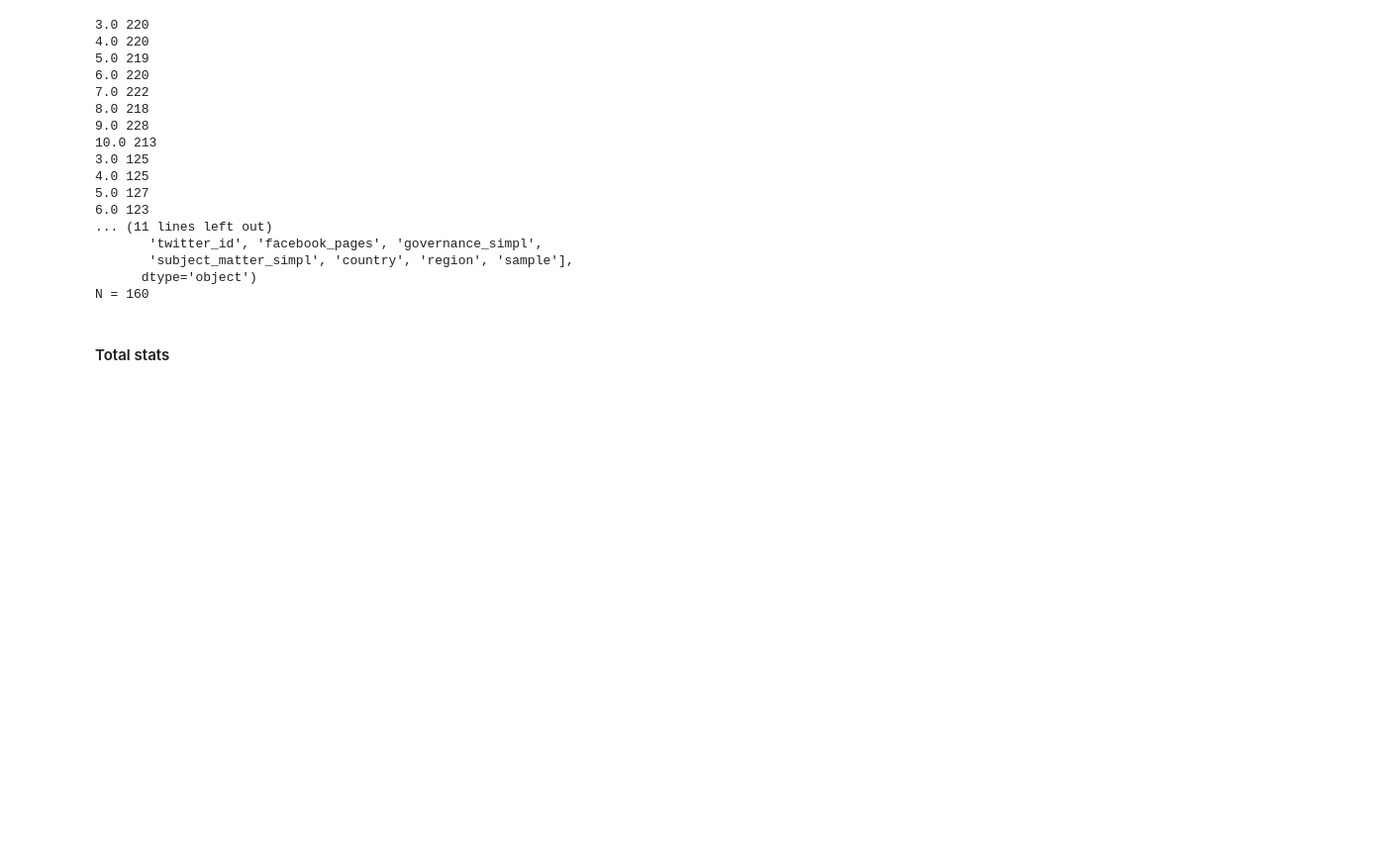
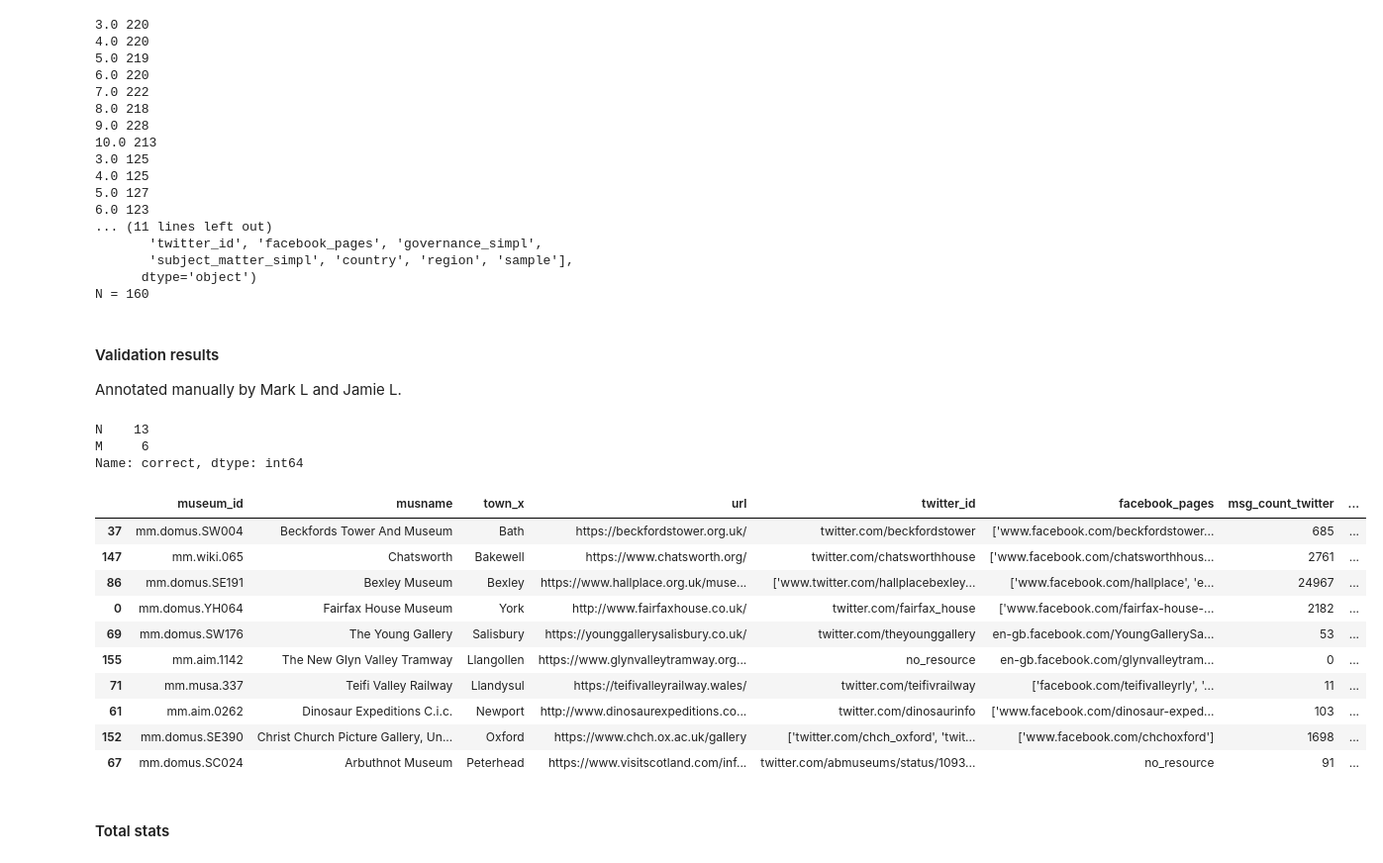
Before and after one commit to Birkbeck/museums-in-the-pandemic, a Jupyter notebook: mip/notebooks_py/03_social_media_analytics.ipynb, the cells around one changed output. Shown at 99% size. Cells and saved outputs as stored; diff of their text form; code cells hidden in the pictures; blank space fills up the shorter version.

Commit message:
decile results

```diff
--- a/mip/notebooks_py/03_social_media_analytics.ipynb
+++ b/mip/notebooks_py/03_social_media_analytics.ipynb
@@ -235,3 +235,26 @@ decile_sample_df.to_excel(out_folder+'tmp/museum_social_media_sample_by_decile.x
        'subject_matter_simpl', 'country', 'region', 'sample'],
       dtype='object')
 N = 160
+# %% [markdown]
+#### Validation results
+Annotated manually by Mark L and Jamie L.
+# %%
+sample_df = pd.read_excel(out_folder+'data/annotations/museum_social_media_sample_by_decile-v2.xlsx')
+print(sample_df.correct.value_counts())
+sample_df['b_valid'] = ~sample_df.correct.isin(['N','M'])
+sample_df.sample(10)
+# %% [output]
+N    13
+M     6
+Name: correct, dtype: int64
+|  | museum_id | musname | town_x | url | twitter_id | facebook_pages | msg_count_twitter | ... |
+| 37 | mm.domus.SW004 | Beckfords Tower And Museum | Bath | https://beckfordstower.org.uk/ | twitter.com/beckfordstower | ['www.facebook.com/beckfordstower... | 685 | ... |
+| 147 | mm.wiki.065 | Chatsworth | Bakewell | https://www.chatsworth.org/ | twitter.com/chatsworthhouse | ['www.facebook.com/chatsworthhous... | 2761 | ... |
+| 86 | mm.domus.SE191 | Bexley Museum | Bexley | https://www.hallplace.org.uk/muse... | ['www.twitter.com/hallplacebexley... | ['www.facebook.com/hallplace', 'e... | 24967 | ... |
+| 0 | mm.domus.YH064 | Fairfax House Museum | York | http://www.fairfaxhouse.co.uk/ | twitter.com/fairfax_house | ['www.facebook.com/fairfax-house-... | 2182 | ... |
+| 69 | mm.domus.SW176 | The Young Gallery | Salisbury | https://younggallerysalisbury.co.uk/ | twitter.com/theyounggallery | en-gb.facebook.com/YoungGallerySa... | 53 | ... |
+| 155 | mm.aim.1142 | The New Glyn Valley Tramway | Llangollen | https://www.glynvalleytramway.org... | no_resource | en-gb.facebook.com/glynvalleytram... | 0 | ... |
+| 71 | mm.musa.337 | Teifi Valley Railway | Llandysul | https://teifivalleyrailway.wales/ | twitter.com/teifivrailway | ['facebook.com/teifivalleyrly', '... | 11 | ... |
+| 61 | mm.aim.0262 | Dinosaur Expeditions C.i.c. | Newport | http://www.dinosaurexpeditions.co... | twitter.com/dinosaurinfo | ['www.facebook.com/dinosaur-exped... | 103 | ... |
+| 152 | mm.domus.SE390 | Christ Church Picture Gallery, Un... | Oxford | https://www.chch.ox.ac.uk/gallery | ['twitter.com/chch_oxford', 'twit... | ['www.facebook.com/chchoxford'] | 1698 | ... |
+| 67 | mm.domus.SC024 | Arbuthnot Museum | Peterhead | https://www.visitscotland.com/inf... | twitter.com/abmuseums/status/1093... | no_resource | 91 | ... |
```
Also changed, not shown: parts of 1 cell of this notebook, 3 other files.
